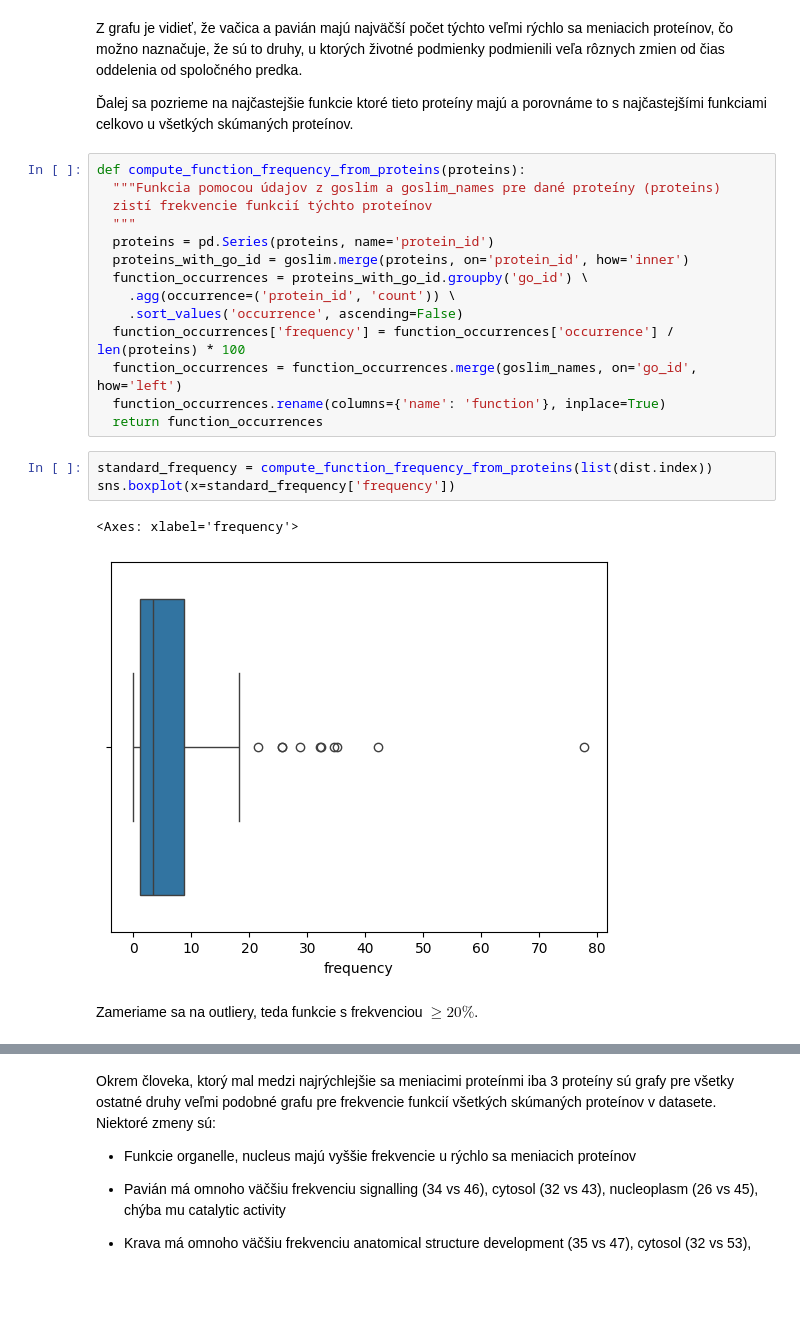
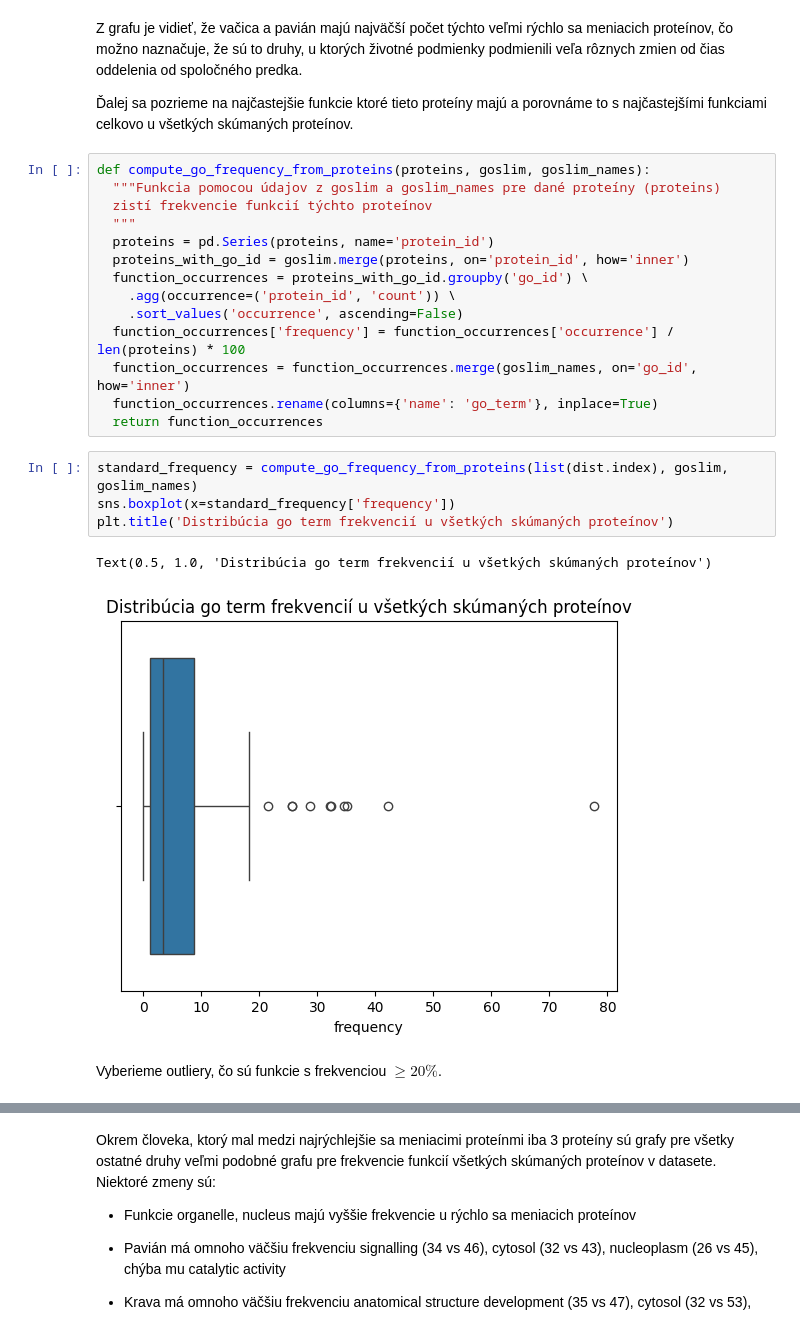
Before and after one commit to pilatova/prot-viz-data, a Jupyter notebook: ratios_1.ipynb, the cells around one changed output, grey strips where cells are left out. Cells and saved outputs as stored; diff of their text form; blank space fills up the shorter version.

```diff
--- a/ratios_1.ipynb
+++ b/ratios_1.ipynb
@@ -106,7 +108,7 @@ Z grafu je vidieť, že vačica a pavián majú najväčší počet týchto veľ
 
 Ďalej sa pozrieme na najčastejšie funkcie ktoré tieto proteíny majú a porovnáme to s najčastejšími funkciami celkovo u všetkých skúmaných proteínov.
 # %%
-def compute_function_frequency_from_proteins(proteins):
+def compute_go_frequency_from_proteins(proteins, goslim, goslim_names):
   """Funkcia pomocou údajov z goslim a goslim_names pre dané proteíny (proteins)
   zistí frekvencie funkcií týchto proteínov
   """
@@ -116,14 +118,15 @@ def compute_function_frequency_from_proteins(proteins):
     .agg(occurrence=('protein_id', 'count')) \
     .sort_values('occurrence', ascending=False)
   function_occurrences['frequency'] = function_occurrences['occurrence'] / len(proteins) * 100
-  function_occurrences = function_occurrences.merge(goslim_names, on='go_id', how='left')
-  function_occurrences.rename(columns={'name': 'function'}, inplace=True)
+  function_occurrences = function_occurrences.merge(goslim_names, on='go_id', how='inner')
+  function_occurrences.rename(columns={'name': 'go_term'}, inplace=True)
   return function_occurrences
 # %%
-standard_frequency = compute_function_frequency_from_proteins(list(dist.index))
+standard_frequency = compute_go_frequency_from_proteins(list(dist.index), goslim, goslim_names)
 sns.boxplot(x=standard_frequency['frequency'])
+plt.title('Distribúcia go term frekvencií u všetkých skúmaných proteínov')
 # %% [output]
-<Axes: xlabel='frequency'>
+Text(0.5, 1.0, 'Distribúcia go term frekvencií u všetkých skúmaných proteínov')
-[figure, old version]
+[figure, new version]
 # %% [markdown]
-Zameriame sa na outliery, teda funkcie s frekvenciou $\geq 20\%$.
+Vyberieme outliery, čo sú funkcie s frekvenciou $\geq 20\%$.
```
Also changed, not shown: parts of 15 cells of this notebook.
